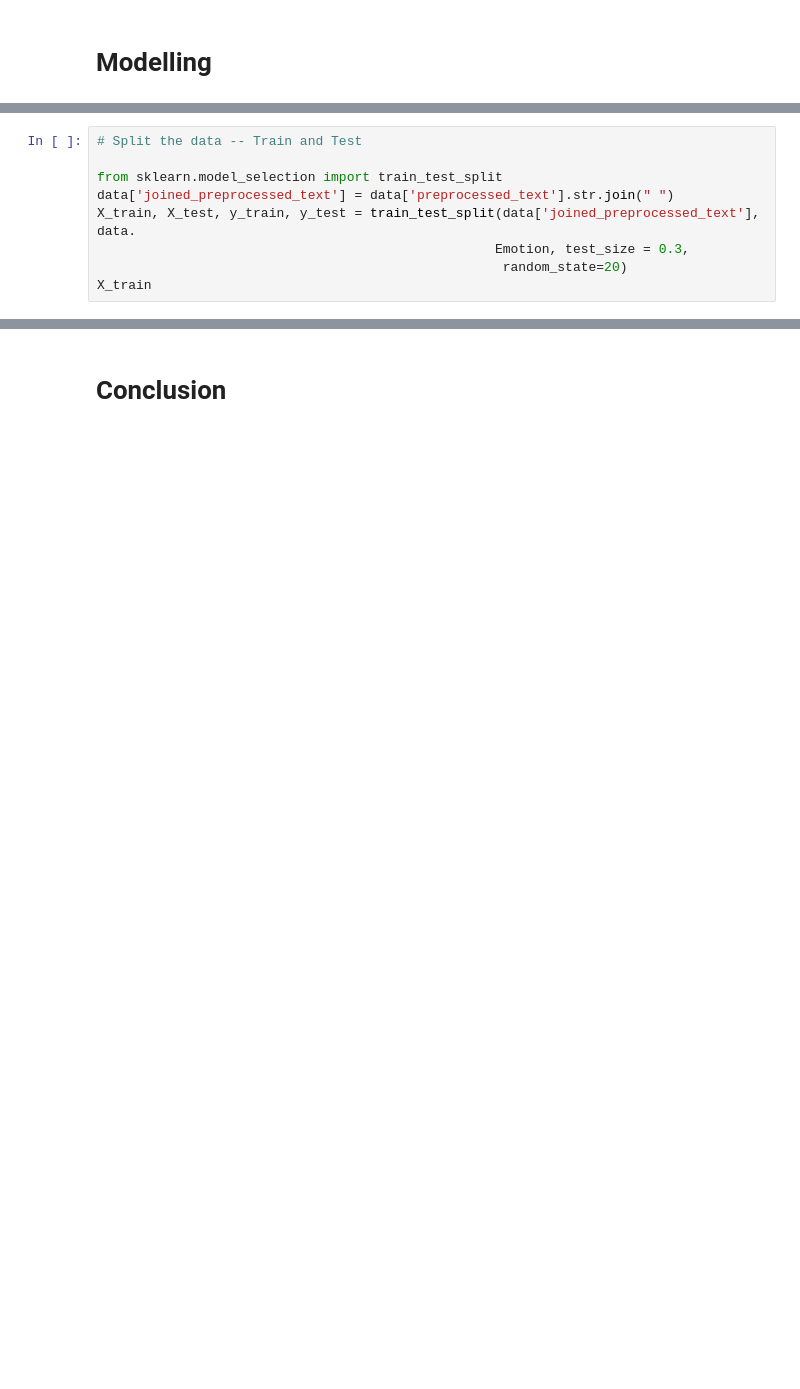
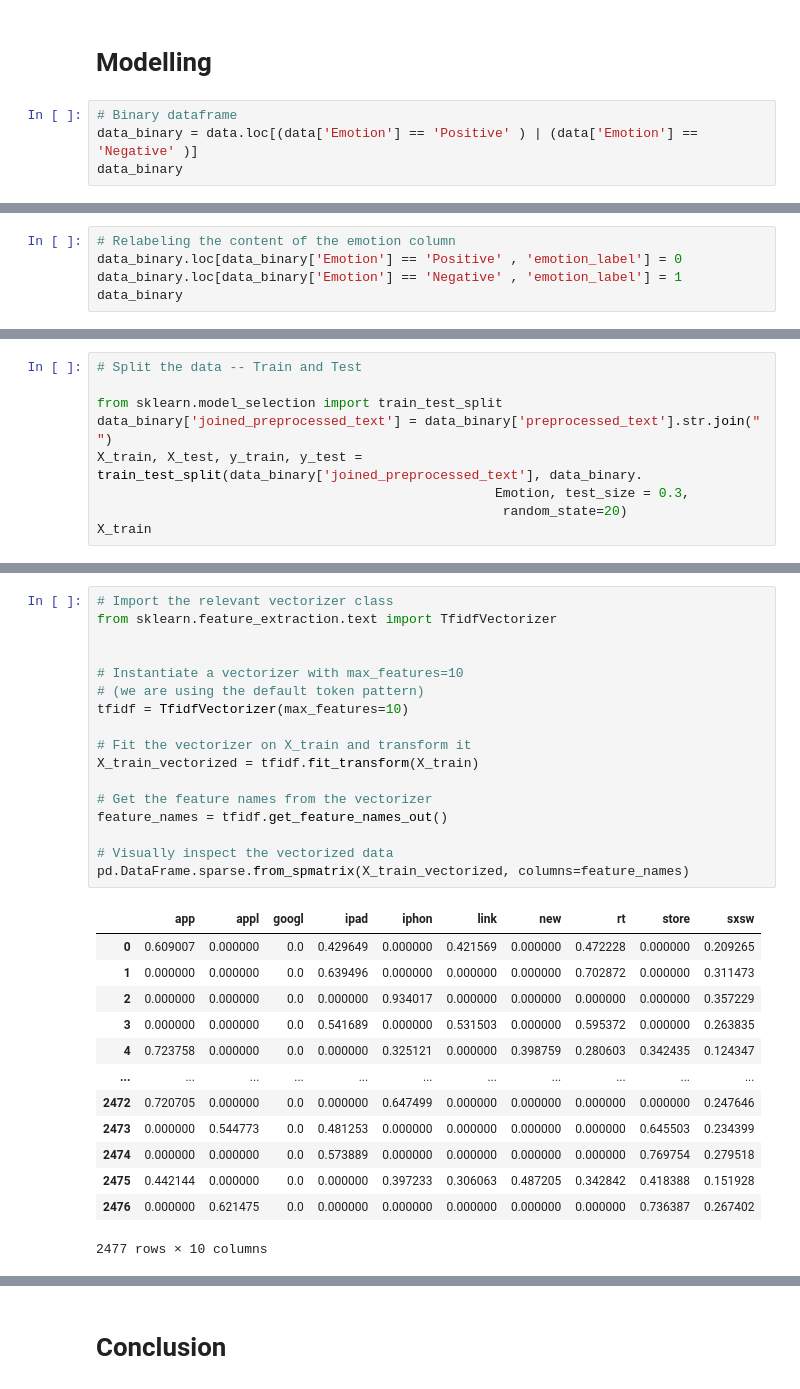
Before and after one commit to R3TR0Quan/twitter-sentiment-analysis, a Jupyter notebook: notebook.ipynb, the cells around one changed output, grey strips where cells are left out. Cells and saved outputs as stored; diff of their text form; blank space fills up the shorter version.

```diff
--- a/notebook.ipynb
+++ b/notebook.ipynb
@@ -410,2 +420,6 @@ tweet_scored[:50]
 # %% [markdown]
 # Modelling
+# %%
+# Binary dataframe
+data_binary = data.loc[(data['Emotion'] == 'Positive' ) | (data['Emotion'] == 'Negative' )]
+data_binary
@@ -411,0 +440,5 @@ tweet_scored[:50]
+# %%
+# Relabeling the content of the emotion column
+data_binary.loc[data_binary['Emotion'] == 'Positive' , 'emotion_label'] = 0
+data_binary.loc[data_binary['Emotion'] == 'Negative' , 'emotion_label'] = 1
+data_binary
@@ -413,8 +460,8 @@ tweet_scored[:50]
 # Split the data -- Train and Test
 
 from sklearn.model_selection import train_test_split
-data['joined_preprocessed_text'] = data['preprocessed_text'].str.join(" ")
-X_train, X_test, y_train, y_test = train_test_split(data['joined_preprocessed_text'], data.
+data_binary['joined_preprocessed_text'] = data_binary['preprocessed_text'].str.join(" ")
+X_train, X_test, y_train, y_test = train_test_split(data_binary['joined_preprocessed_text'], data_binary.
                                                    Emotion, test_size = 0.3,
                                                     random_state=20)
 X_train
@@ -433,0 +481,31 @@ Name: joined_preprocessed_text, Length: 6239, dtype: object
+# %%
+# Import the relevant vectorizer class
+from sklearn.feature_extraction.text import TfidfVectorizer
+
+
+# Instantiate a vectorizer with max_features=10
+# (we are using the default token pattern)
+tfidf = TfidfVectorizer(max_features=10)
+
+# Fit the vectorizer on X_train and transform it
+X_train_vectorized = tfidf.fit_transform(X_train)
+
+# Get the feature names from the vectorizer
+feature_names = tfidf.get_feature_names_out()
+
+# Visually inspect the vectorized data
+pd.DataFrame.sparse.from_spmatrix(X_train_vectorized, columns=feature_names)
+# %% [output]
+|  | app | appl | googl | ipad | iphon | link | new | rt | store | sxsw |
+| 0 | 0.609007 | 0.000000 | 0.0 | 0.429649 | 0.000000 | 0.421569 | 0.000000 | 0.472228 | 0.000000 | 0.209265 |
+| 1 | 0.000000 | 0.000000 | 0.0 | 0.639496 | 0.000000 | 0.000000 | 0.000000 | 0.702872 | 0.000000 | 0.311473 |
+| 2 | 0.000000 | 0.000000 | 0.0 | 0.000000 | 0.934017 | 0.000000 | 0.000000 | 0.000000 | 0.000000 | 0.357229 |
+| 3 | 0.000000 | 0.000000 | 0.0 | 0.541689 | 0.000000 | 0.531503 | 0.000000 | 0.595372 | 0.000000 | 0.263835 |
+| 4 | 0.723758 | 0.000000 | 0.0 | 0.000000 | 0.325121 | 0.000000 | 0.398759 | 0.280603 | 0.342435 | 0.124347 |
+| ... | ... | ... | ... | ... | ... | ... | ... | ... | ... | ... |
+| 2472 | 0.720705 | 0.000000 | 0.0 | 0.000000 | 0.647499 | 0.000000 | 0.000000 | 0.000000 | 0.000000 | 0.247646 |
+| 2473 | 0.000000 | 0.544773 | 0.0 | 0.481253 | 0.000000 | 0.000000 | 0.000000 | 0.000000 | 0.645503 | 0.234399 |
+| 2474 | 0.000000 | 0.000000 | 0.0 | 0.573889 | 0.000000 | 0.000000 | 0.000000 | 0.000000 | 0.769754 | 0.279518 |
+| 2475 | 0.442144 | 0.000000 | 0.0 | 0.000000 | 0.397233 | 0.306063 | 0.487205 | 0.342842 | 0.418388 | 0.151928 |
+| 2476 | 0.000000 | 0.621475 | 0.0 | 0.000000 | 0.000000 | 0.000000 | 0.000000 | 0.000000 | 0.736387 | 0.267402 |
+2477 rows × 10 columns
```
Also changed, not shown: parts of 25 cells of this notebook.
